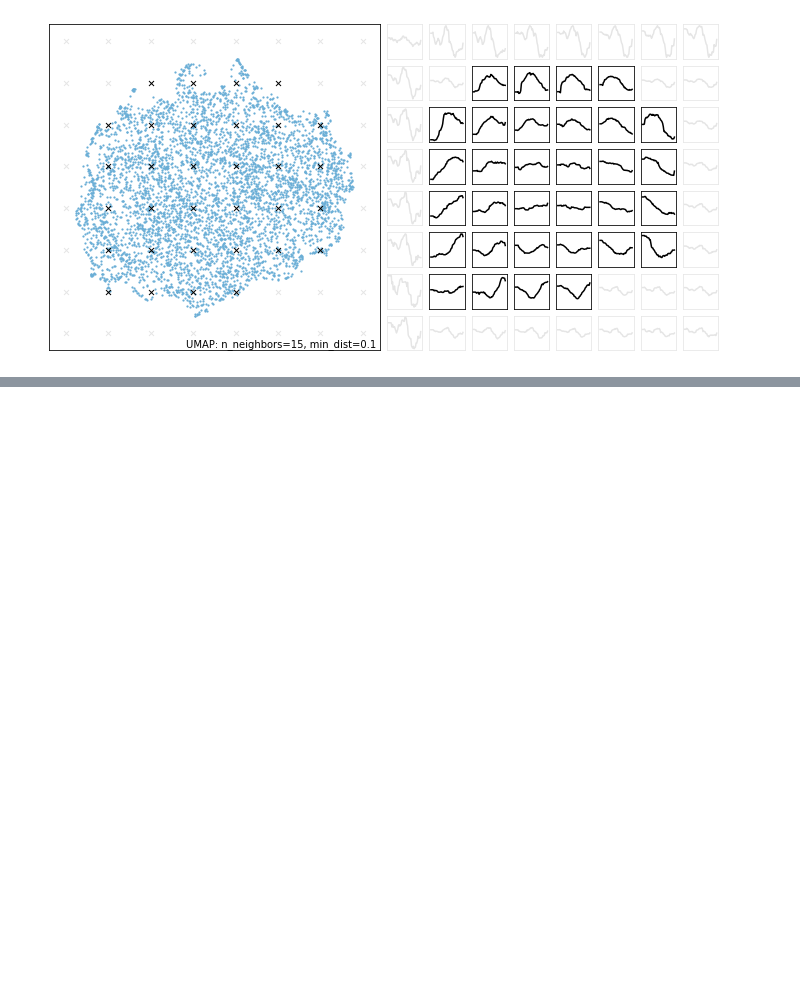
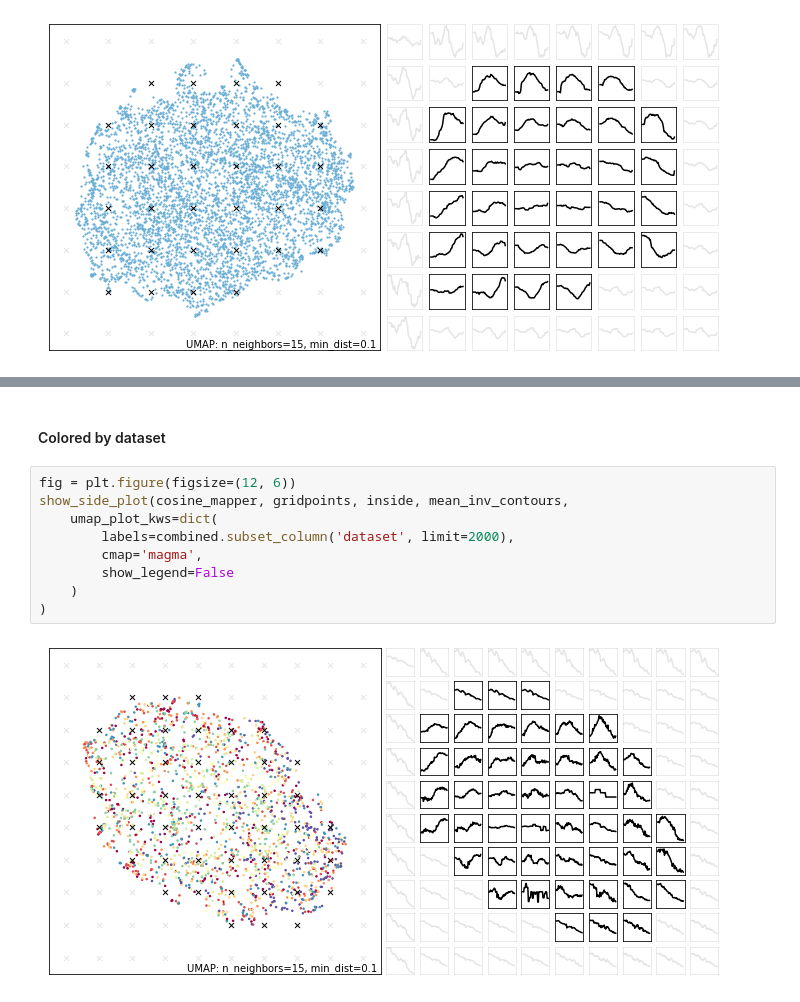
Before and after one commit to bacor/shapes-of-music, a Jupyter notebook: clean_notebooks/UMAP plots.ipynb, the cells around one changed output, grey strips where cells are left out. Drawn from its saved outputs; the diff is of its cells as text; blank space fills up the shorter version.

```diff
--- a/clean_notebooks/UMAP plots.ipynb
+++ b/clean_notebooks/UMAP plots.ipynb
@@ -150,0 +196,13 @@ show_side_plot(markov_mapper, gridpoints, inside, mean_inv_contours)
+# %% [markdown]
+#### Colored by dataset
+# %%
+fig = plt.figure(figsize=(12, 6))
+show_side_plot(cosine_mapper, gridpoints, inside, mean_inv_contours,
+    umap_plot_kws=dict(
+        labels=combined.subset_column('dataset', limit=2000),
+        cmap='magma',
+        show_legend=False
+    )
+)
+# %% [output]
+[figure, added]
```
Also changed, not shown: parts of 19 cells of this notebook.
